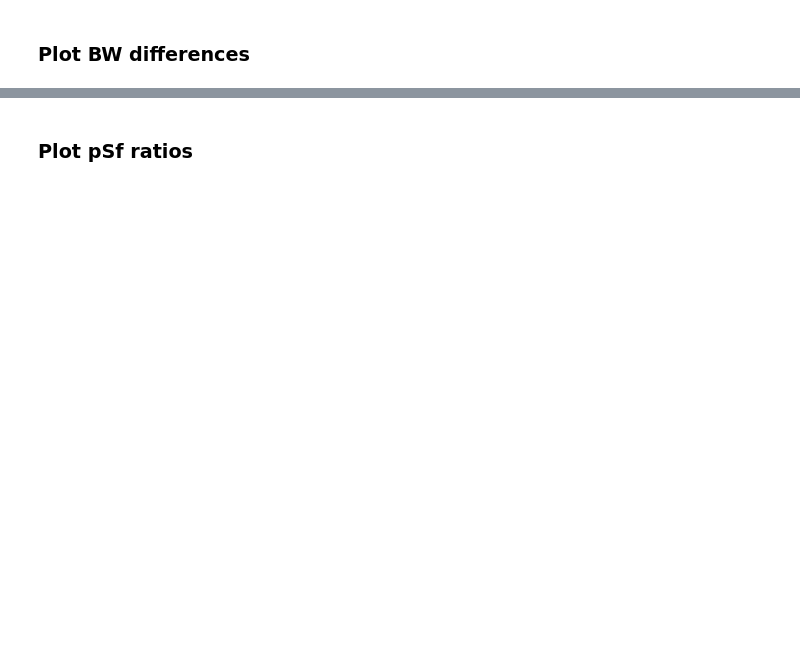
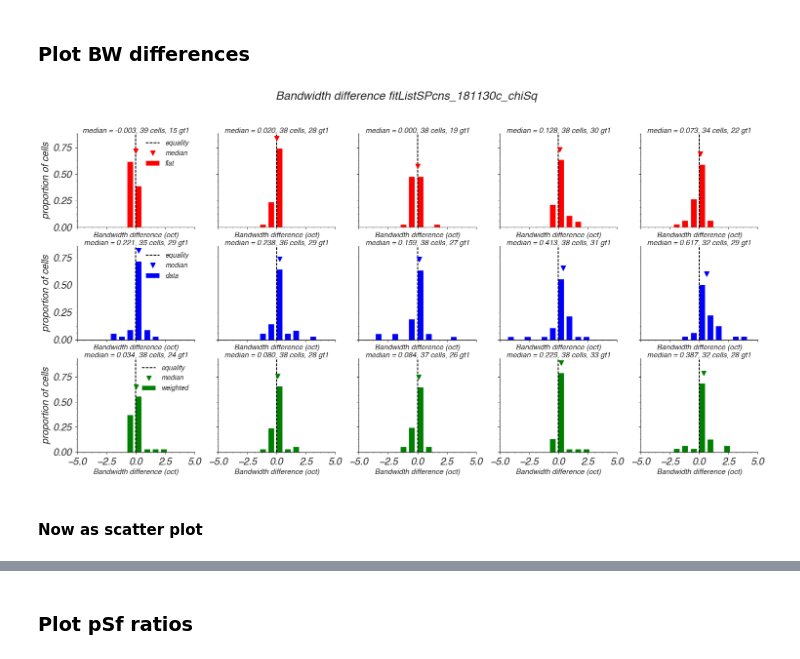
Before and after one commit to paul-levy/SF-diversity, a Jupyter notebook: Analysis/Functions/descrAnalysis.ipynb, the cells around one changed output, grey strips where cells are left out. Drawn from its saved outputs; the diff is of its cells as text; code cells hidden in the pictures; blank space fills up the shorter version.

Commit message:
part 1 of updates from big VSS push (here, main V1 branch): newest fit files (need to prune), all relevant plotting and optimization changes (loss functions, comparison plots, etc)

```diff
--- a/Analysis/Functions/descrAnalysis.ipynb
+++ b/Analysis/Functions/descrAnalysis.ipynb
@@ -73,10 +114,12 @@ for i in descrExp:
             pSfExp[i, f, 0] = descrExp[i]['params'][f, 0, muLoc]
             pSfExp[i, f, 1] = descrExp[i]['params'][f, 1, muLoc]
 # %%
-bwDiffMod = bwMod[:, :, 0] - bwMod[:,:,1]
+bwDiffModFlat = bwModFlat[:, :, 0] - bwModFlat[:,:,1]
+bwDiffModWght = bwModWght[:, :, 0] - bwModWght[:,:,1]
 bwDiffExp = bwExp[:, :, 0] - bwExp[:,:,1]
 
-pSfRatioMod = pSfMod[:, :, 0] / pSfMod[:,:,1]
+pSfRatioModFlat = pSfModFlat[:, :, 0] / pSfModFlat[:,:,1]
+pSfRatioModWght = pSfModWght[:, :, 0] / pSfModWght[:,:,1]
 pSfRatioExp = pSfExp[:, :, 0] / pSfExp[:,:,1]
 # %% [markdown]
 ### Considering responsivity at low contrast & high dispersion
@@ -110,16 +153,20 @@ if useLowRespCut:
     elif crit == 1:
         keepCells = rats > ratCrit;
 
-    bwMod = bwMod[keepCells, :];
+    bwModFlat = bwModFlat[keepCells, :];
+    bwModWght = bwModWght[keepCells, :];
     bwExp = bwExp[keepCells, :];
 
+    pSfModFlat = pSfModFlat[keepCells, :];
+    pSfModWght = pSfModWght[keepCells, :];
     pSfExp = pSfExp[keepCells, :];
-    pSfMod = pSfMod[keepCells, :];
 
-    bwDiffMod = bwDiffMod[keepCells, :];
+    bwDiffModFlat = bwDiffModFlat[keepCells, :];
+    bwDiffModWght = bwDiffModWght[keepCells, :];
     bwDiffExp = bwDiffExp[keepCells, :];
 
-    pSfRatioMod = pSfRatioMod[keepCells, :];
+    pSfRatioModFlat = pSfRatioModFlat[keepCells, :];
+    pSfRatioModWght = pSfRatioModWght[keepCells, :];
     pSfRatioExp = pSfRatioExp[keepCells, :];
 # %% [markdown]
 ## Overall statistics
@@ -183,27 +256,51 @@ plt.tight_layout()
 # %%
-fig, allBW = plt.subplots(1, nFamilies, sharex='col', sharey='row', figsize=(25,8))
+nRows = 3;
+fig, allBW = plt.subplots(nRows, nFamilies, sharex='col', sharey='row', figsize=(5*nFamilies,nRows*4))
 
-allBW[0].set_ylabel('Number of cells', fontsize=15);
+# allBW[0].set_ylabel('Number of cells', fontsize=15);
 binRange = (-5, 5)
 nBins = 15;
+width = 0.5
 binz = np.linspace(binRange[0], binRange[1], num=nBins);
 
-for fam in range(nFamilies):
-    validOnesExp = np.logical_and(bwDiffExp[:,fam]>-5, pSfRatioExp[:,fam]<5);
-    toConsider = bwDiffExp[validOnesExp, fam];
-    countz = allBW[fam].hist(toConsider, binz, alpha=1, rwidth=0.75);
+dataList = [bwDiffModFlat, bwDiffExp, bwDiffModWght]
+strList  = ['flat', 'data', 'weighted']
+colorList = ['r', 'b', 'g']
+whichRow = [0, 1, 2]
 
-    medianRatio = np.median(toConsider);
-    allBW[fam].hold;
+for data, fitStr, cc, rowInd in zip(dataList, strList, colorList, whichRow):
 
-    unity = allBW[fam].axvline(0, ls='--', color='k', linewidth=2);
-    medPt = allBW[fam].plot(medianRatio, np.amax(countz[0])+2, 'rv', markersize=10);
+    for fam in range(nFamilies):
+        validOnesExp = np.logical_and(data[:,fam]>-5, data[:,fam]<5);
+        validOnesExp = np.logical_and(validOnesExp, chi_keep)
+        toConsider = data[validOnesExp, fam];
+        countz, binz = np.histogram(toConsider, bins=binz);
+        countz_norm = countz/sum(countz);
+        allBW[rowInd, fam].bar(binz[0:-1], countz_norm, alpha=1, color=cc, width=width, align='edge', label=fitStr)
 
-    allBW[fam].set_xlabel('Bandwidth difference (oct)', fontsize=15);
-    allBW[fam].set_xlim(binRange);
+        medianRatio = np.median(toConsider);
 
-    allBW[fam].text(0.5, 1.01,'median = {:.3f}, {:.0f} cells, {:.0f} gt0'.format(medianRatio, sum(countz[0]), sum(bwDiffExp[:, fam]>=0)), horizontalalignment='center',\
-                     transform=allBW[fam].transAxes, FontSize=15)
+        unity = allBW[rowInd, fam].axvline(0, ls='--', color='k', linewidth=2, label='equality');
+        medPt = allBW[rowInd, fam].plot(medianRatio, np.amax(countz_norm)+0.1, '%sv' % cc, markersize=10, label='median');
 
-fig.legend((unity, medPt[0]), ('line of unity', 'median'), fontsize=15, loc='right');
-plt.suptitle('Bandwidth difference', fontsize=24);
+        allBW[rowInd, fam].set_xlabel('Bandwidth difference (oct)', fontsize=15);
+        allBW[rowInd, fam].set_xlim(binRange);
+
+        allBW[rowInd, fam].text(0.5, 1.01,'median = %.3f, %02d cells, %02d gt1' % (medianRatio, sum(countz), sum(data[validOnesExp, fam]>=0)), horizontalalignment='center',\
+                         transform=allBW[rowInd, fam].transAxes, FontSize=15)
+        allBW[rowInd, 0].legend(fontsize='x-small');
+        allBW[rowInd, 0].set_ylabel('proportion of cells')
+
+plt.suptitle('Bandwidth difference %s' % str(baseStr + lossStr), fontsize=24);
+
+saveName = "/%s_%s_bwCompare.pdf" % (descrBase, str(baseStr + lossStr))
+full_save = os.path.dirname(save_loc);
+if not os.path.exists(full_save):
+    os.makedirs(full_save)
+pdfSv = pltSave.PdfPages(full_save + saveName);
+pdfSv.savefig(fig) # only one figure here...
+pdfSv.close()
+# %% [output]
+[figure, added]
+# %% [markdown]
+#### Now as scatter plot
```
Also changed, not shown: parts of 15 cells of this notebook, 29 other files.
